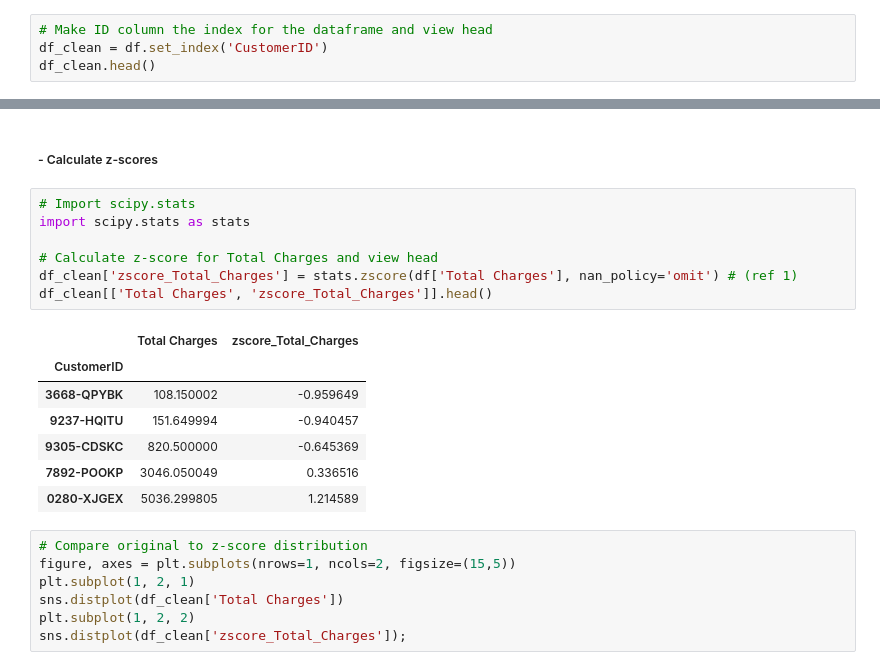
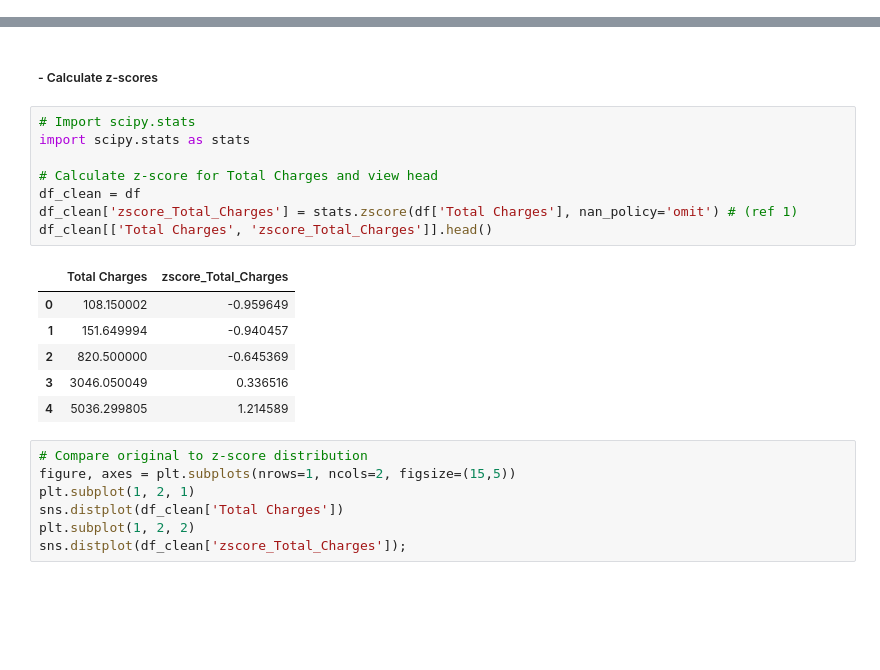
Before and after one commit to koukel/churn_data_cleaning, a Jupyter notebook: Data Cleaning.ipynb, the cells around one changed output, grey strips where cells are left out. Saved outputs shown, nothing was run; the diff lists cells and outputs as text; blank space fills up the shorter version.

```diff
--- a/Data Cleaning.ipynb
+++ b/Data Cleaning.ipynb
@@ -299,4 +294,0 @@ plt.show();
-# %%
-# Make ID column the index for the dataframe and view head
-df_clean = df.set_index('CustomerID')
-df_clean.head()
@@ -313,18 +297,18 @@ df_clean.head()
 # %%
 # Import scipy.stats
 import scipy.stats as stats
 
 # Calculate z-score for Total Charges and view head
+df_clean = df
 df_clean['zscore_Total_Charges'] = stats.zscore(df['Total Charges'], nan_policy='omit') # (ref 1)
 df_clean[['Total Charges', 'zscore_Total_Charges']].head()
 # %% [output]
 |  | Total Charges | zscore_Total_Charges |
-| CustomerID |  |  |
-| 3668-QPYBK | 108.150002 | -0.959649 |
-| 9237-HQITU | 151.649994 | -0.940457 |
-| 9305-CDSKC | 820.500000 | -0.645369 |
-| 7892-POOKP | 3046.050049 | 0.336516 |
-| 0280-XJGEX | 5036.299805 | 1.214589 |
+| 0 | 108.150002 | -0.959649 |
+| 1 | 151.649994 | -0.940457 |
+| 2 | 820.500000 | -0.645369 |
+| 3 | 3046.050049 | 0.336516 |
+| 4 | 5036.299805 | 1.214589 |
 # %%
 # Compare original to z-score distribution
 figure, axes = plt.subplots(nrows=1, ncols=2, figsize=(15,5))
```
Also changed, not shown: parts of 7 cells of this notebook.
